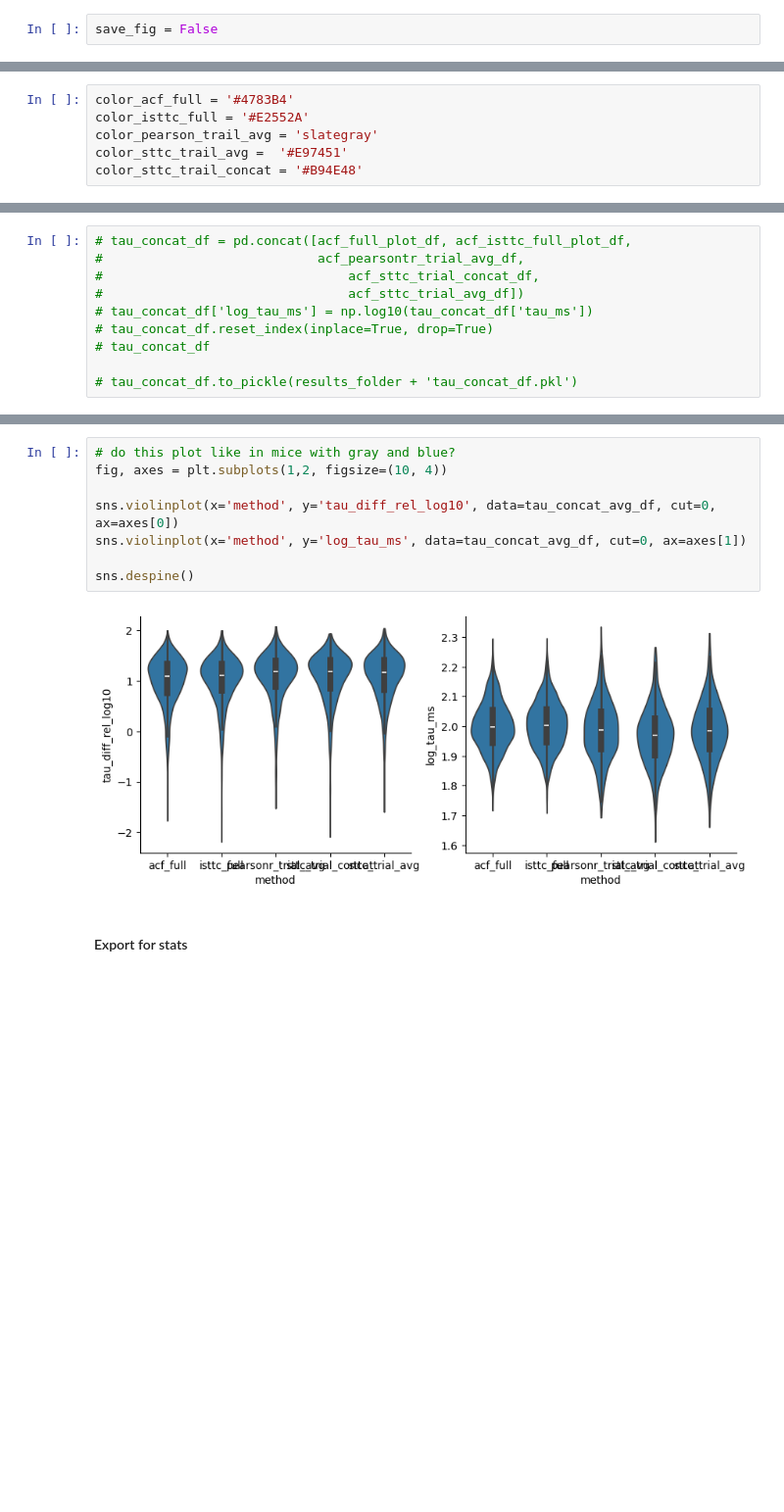
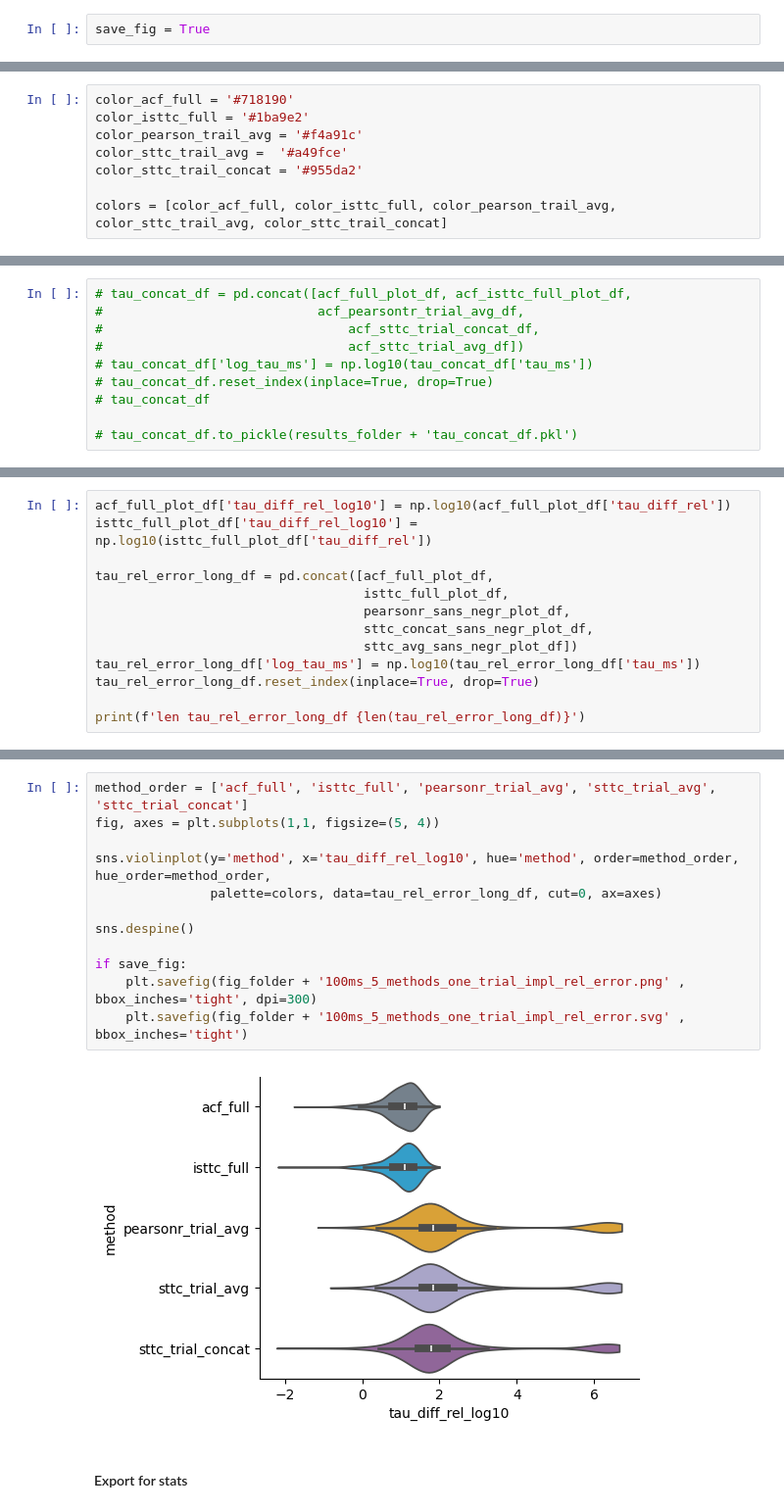
Before and after one commit to iinnpp/isttc, a Jupyter notebook: notebooks/synthetic/plot_taus_main_dataset.ipynb, the cells around one changed output, grey strips where cells are left out. Shown at 98% size. Cells and saved outputs as stored; diff of their text form; blank space fills up the shorter version.

Commit message:
rel error plot for fig2

```diff
--- a/notebooks/synthetic/plot_taus_main_dataset.ipynb
+++ b/notebooks/synthetic/plot_taus_main_dataset.ipynb
@@ -25,7 +25,7 @@ plt.rcParams['svg.fonttype'] = 'none'
 results_folder = project_folder_path + 'results\\synthetic\\results\\fixed_params\\'
 fig_folder = project_folder_path + 'results\\synthetic\\fig_drafts_paper\\'
 # %%
-save_fig = False
+save_fig = True
 # %% [markdown]
 ### Load data
 # %%
@@ -195,11 +195,13 @@ else:
 # %% [markdown]
 ### Plots
 # %%
-color_acf_full = '#4783B4'
-color_isttc_full = '#E2552A'
-color_pearson_trail_avg = 'slategray'
-color_sttc_trail_avg =  '#E97451'
-color_sttc_trail_concat = '#B94E48'
+color_acf_full = '#718190'
+color_isttc_full = '#1ba9e2'
+color_pearson_trail_avg = '#f4a91c'
+color_sttc_trail_avg =  '#a49fce'
+color_sttc_trail_concat = '#955da2'
+
+colors = [color_acf_full, color_isttc_full, color_pearson_trail_avg, color_sttc_trail_avg, color_sttc_trail_concat]
 # %%
 def plot_one_threshold(axes_, percent_long_df):
     axes_.plot(
@@ -879,0 +862,13 @@ tau_concat_avg_df
+# %%
+acf_full_plot_df['tau_diff_rel_log10'] = np.log10(acf_full_plot_df['tau_diff_rel'])
+isttc_full_plot_df['tau_diff_rel_log10'] = np.log10(isttc_full_plot_df['tau_diff_rel'])
+
+tau_rel_error_long_df = pd.concat([acf_full_plot_df,
+                                   isttc_full_plot_df,
+                                   pearsonr_sans_negr_plot_df,
+                                   sttc_concat_sans_negr_plot_df,
+                                   sttc_avg_sans_negr_plot_df])
+tau_rel_error_long_df['log_tau_ms'] = np.log10(tau_rel_error_long_df['tau_ms'])
+tau_rel_error_long_df.reset_index(inplace=True, drop=True)
+
+print(f'len tau_rel_error_long_df {len(tau_rel_error_long_df)}')
@@ -889,13 +902,17 @@ tau_concat_avg_df.groupby(by='method', as_index=False)['tau_diff_rel'].mean()
 # %%
-# do this plot like in mice with gray and blue?
-fig, axes = plt.subplots(1,2, figsize=(10, 4))
+method_order = ['acf_full', 'isttc_full', 'pearsonr_trial_avg', 'sttc_trial_avg', 'sttc_trial_concat']
+fig, axes = plt.subplots(1,1, figsize=(5, 4))
 
-sns.violinplot(x='method', y='tau_diff_rel_log10', data=tau_concat_avg_df, cut=0, ax=axes[0])
-sns.violinplot(x='method', y='log_tau_ms', data=tau_concat_avg_df, cut=0, ax=axes[1])
+sns.violinplot(y='method', x='tau_diff_rel_log10', hue='method', order=method_order, hue_order=method_order,
+               palette=colors, data=tau_rel_error_long_df, cut=0, ax=axes)
 
 sns.despine()
+
+if save_fig:
+    plt.savefig(fig_folder + '100ms_5_methods_one_trial_impl_rel_error.png' , bbox_inches='tight', dpi=300)
+    plt.savefig(fig_folder + '100ms_5_methods_one_trial_impl_rel_error.svg' , bbox_inches='tight')
 # %% [output]
-[figure, old version]
+[figure, new version]
 # %% [markdown]
 #### Export for stats
 # %%
```
Also changed, not shown: parts of 20 cells of this notebook.
